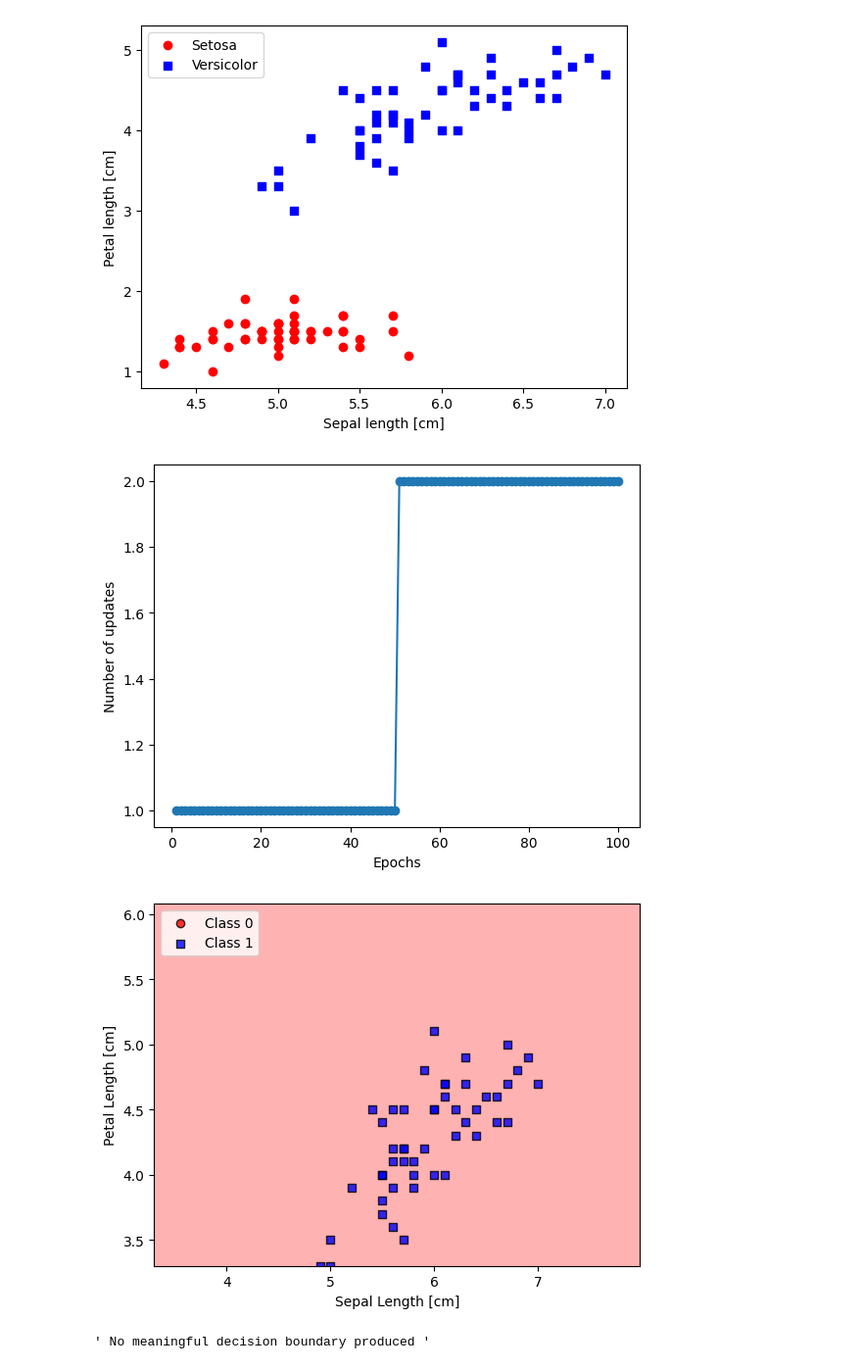
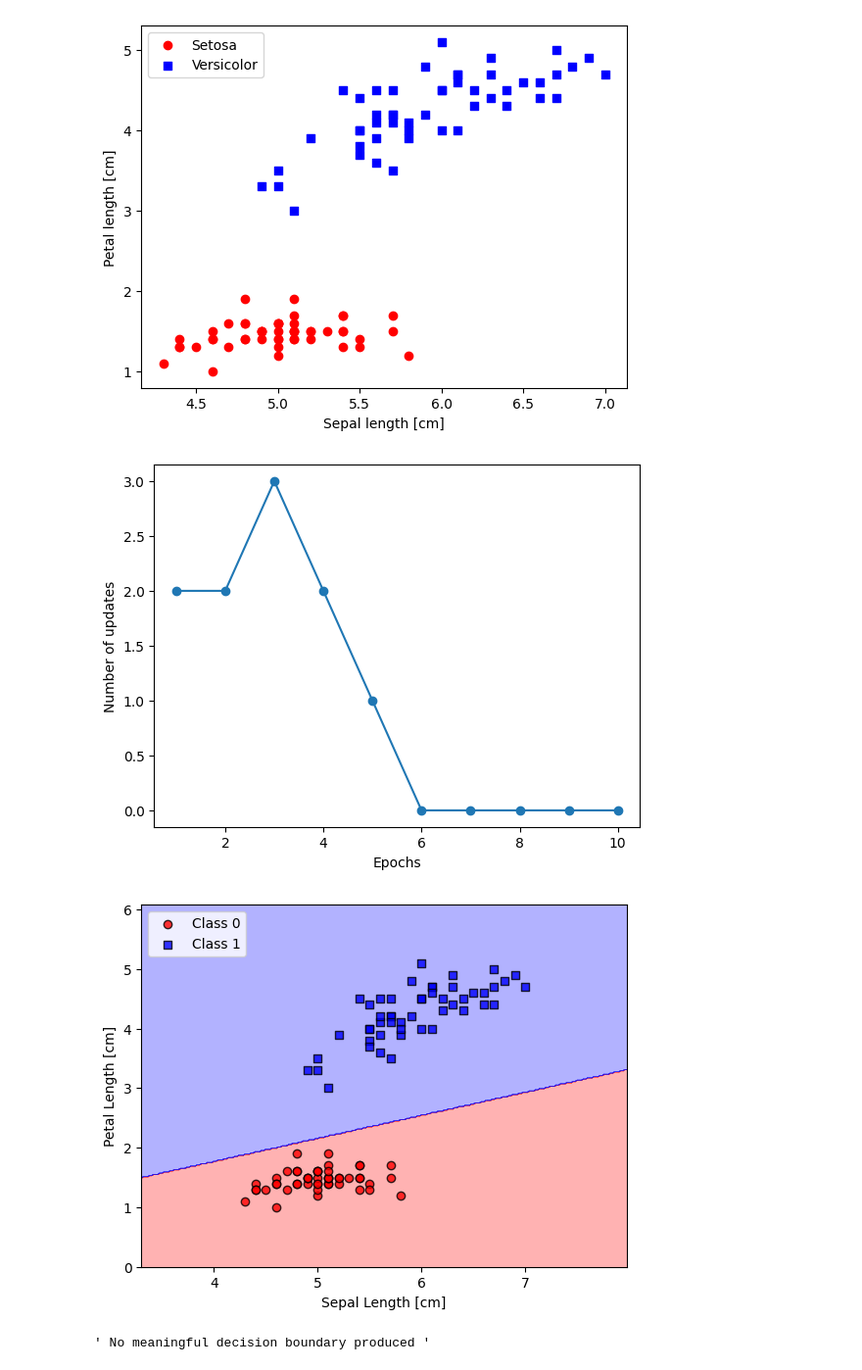
Before and after one commit to jbakery/Python-Portfolio, a Jupyter notebook: Perceptron_Algorithm.ipynb, the cells around one changed output. Shown at 98% size. Cells and saved outputs as stored; diff of their text form; code cells hidden in the pictures.

```diff
--- a/Perceptron_Algorithm.ipynb
+++ b/Perceptron_Algorithm.ipynb
@@ -123,10 +116,6 @@ plt.show()
 [figure]
 # %%
 #Model Training
-
-
-""" This model has given us an unexpected result the number of updates and epochs did not converge as expected.
-    Convergence is the biggest problem of the Perceptron. """
 
 ppn = Perceptron(eta=0.1, n_iter=10)
 ppn.fit(X,y)
@@ -135,6 +124,6 @@ plt.xlabel('Epochs')
 plt.ylabel('Number of updates')
 plt.show()
 # %% [output]
-[figure, old version]
+[figure, new version]
 # %%
 from matplotlib.colors import ListedColormap
@@ -165,11 +159,9 @@ def plot_decision_regions(X, y, classifier, resolution=0.02):
 # %%
 plot_decision_regions(X, y, classifier=ppn)
 plt.xlabel('Sepal Length [cm]')
 plt.ylabel('Petal Length [cm]')
 plt.legend(loc='upper left')
 plt.show()
-
-""" No meaningful decision boundary produced """
 # %% [output]
-[figure, old version]
+[figure, new version]
 ' No meaningful decision boundary produced '
```
Also changed, not shown: parts of 2 cells of this notebook.
